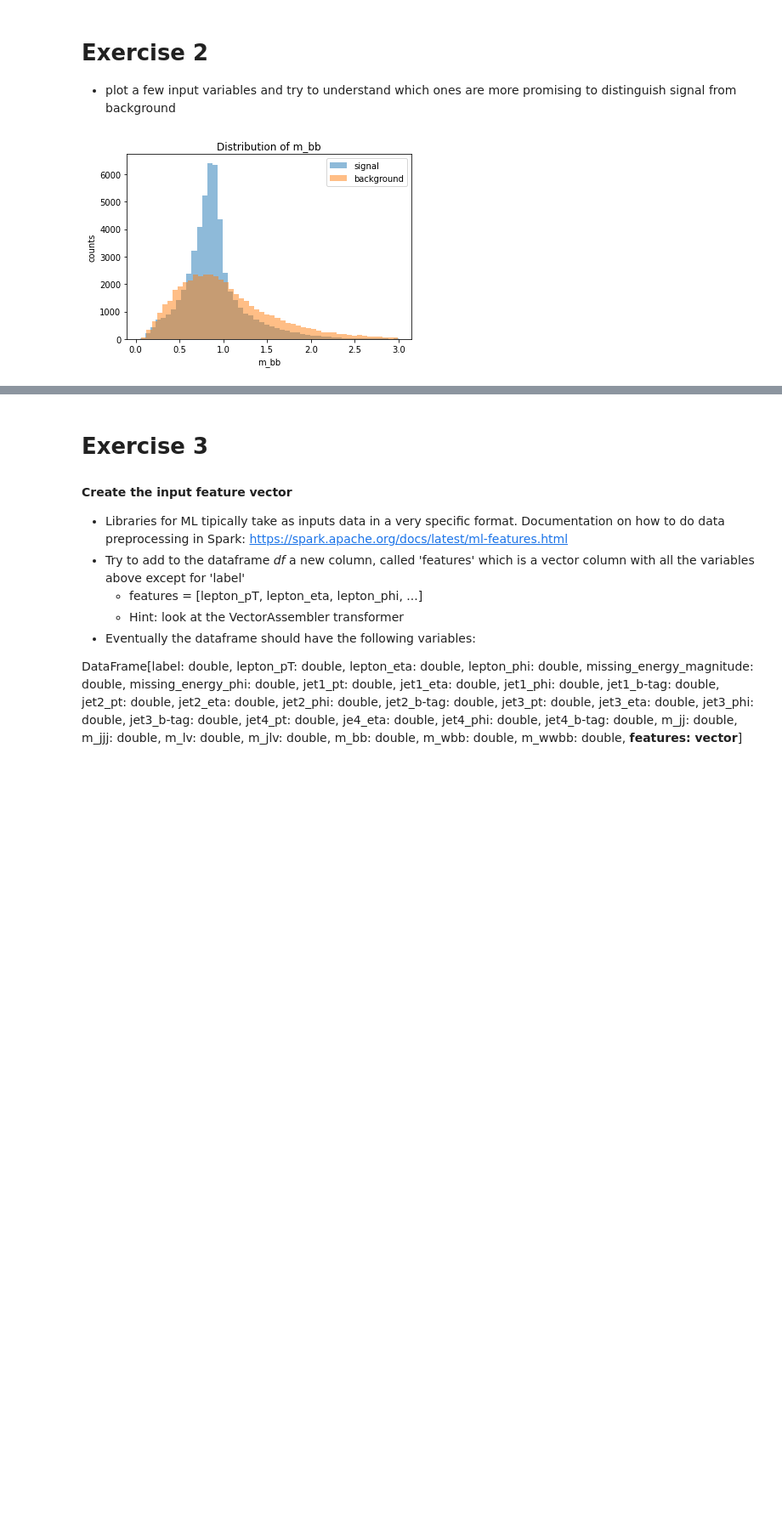
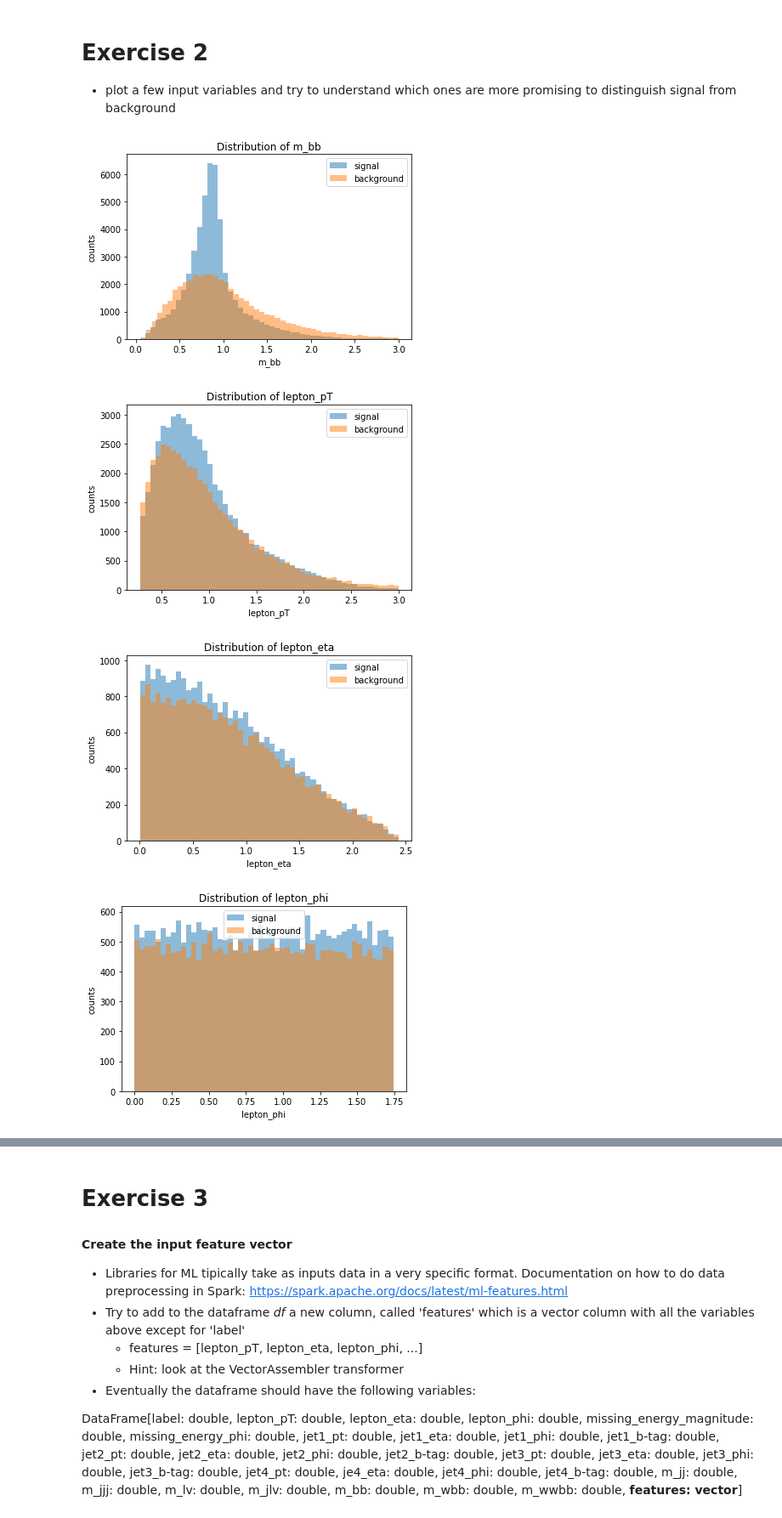
Before and after one commit to resconi/MLCourse-INFN-2022, a Jupyter notebook: Notebooks/Day1/inputForML.ipynb, the cells around one changed output, grey strips where cells are left out. Shown at 85% size. Drawn from its saved outputs; the diff is of its cells as text; code cells hidden in the pictures; blank space fills up the shorter version.

```diff
--- a/Notebooks/Day1/inputForML.ipynb
+++ b/Notebooks/Day1/inputForML.ipynb
@@ -155,8 +159,39 @@ root
 # Exercise 2
 
 - plot a few input variables and try to understand which ones are more promising to distinguish signal from background
-# %%
-#plot invariant mass distribution
-plotSignalvsBg(df, 'm_bb')
-# %% [output]
-[figure, removed]
+# %%
+#plot invariant mass distribution
+plotSignalvsBg(df, 'm_bb')
+plotSignalvsBg(df, 'lepton_pT')
+plotSignalvsBg(df, 'lepton_eta')
+plotSignalvsBg(df, 'lepton_phi')
+plotSignalvsBg(df, 'missing_energy_magnitude')
+plotSignalvsBg(df, 'missing_energy_phi')
+plotSignalvsBg(df, 'jet1_pt')
+plotSignalvsBg(df, 'jet1_eta')
+plotSignalvsBg(df, 'jet1_phi')
+plotSignalvsBg(df, 'jet1_b-tag')
+plotSignalvsBg(df, 'jet2_pt')
+plotSignalvsBg(df, 'jet2_eta')
+plotSignalvsBg(df, 'jet2_phi')
+plotSignalvsBg(df, 'jet2_b-tag')
+plotSignalvsBg(df, 'jet3_pt')
+plotSignalvsBg(df, 'jet3_eta')
+plotSignalvsBg(df, 'jet3_phi')
+plotSignalvsBg(df, 'jet3_b-tag')
+plotSignalvsBg(df, 'jet4_pt')
+plotSignalvsBg(df, 'je4_eta')
+plotSignalvsBg(df, 'jet4_phi')
+plotSignalvsBg(df, 'jet4_b-tag')
+plotSignalvsBg(df, 'm_jj')
+plotSignalvsBg(df, 'm_jjj')
+plotSignalvsBg(df, 'm_lv')
+plotSignalvsBg(df, 'm_jlv')
+plotSignalvsBg(df, 'm_bb')
+plotSignalvsBg(df, 'm_wbb')
+plotSignalvsBg(df, 'm_wwbb')
+# %% [output]
+[figure, added]
+[figure, added]
+[figure, added]
+[figure, added]
```
Also changed, not shown: parts of 7 cells of this notebook.
